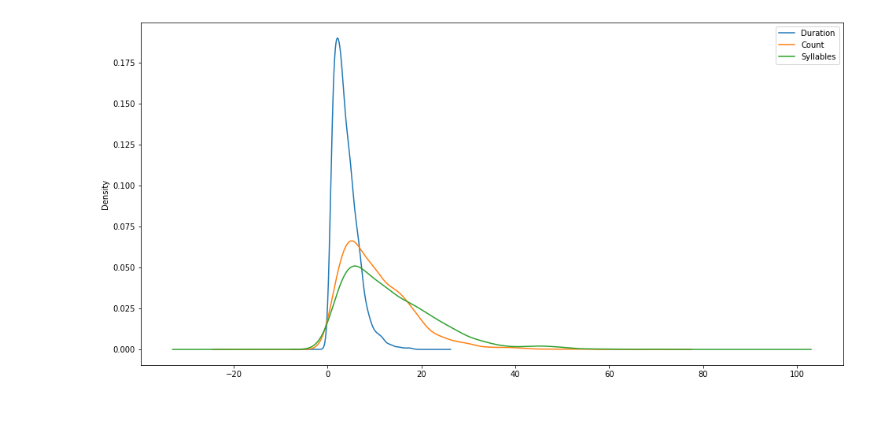
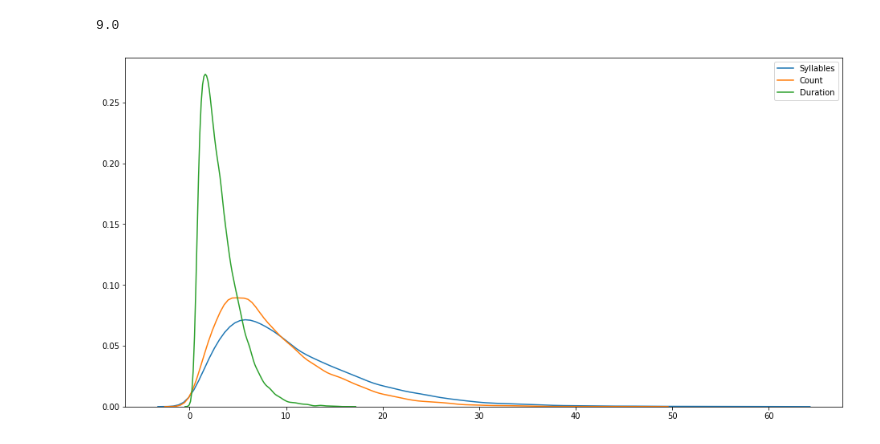
Before and after one commit to thetobysiu/witcher-3-text-processing, a Jupyter notebook: WordCounts.ipynb, the cells around one changed output. Cells and saved outputs as stored; diff of their text form; code cells hidden in the pictures; blank space fills up the shorter version.

```diff
--- a/WordCounts.ipynb
+++ b/WordCounts.ipynb
@@ -68,8 +54,14 @@ plt.show()
-# %%
-ax = df['Duration'].plot.kde(figsize=(16,8))
-ax = df['Count'].plot.kde(figsize=(16,8))
-ax = df['Syllables'].plot.kde(figsize=(16,8))
-plt.legend()
-plt.show()
-# %% [output]
-[figure, removed]
+# %%
+df['Syllables'].median()
+# %% [output]
+9.0
+# %%
+# KDE
+plt.figure(figsize=(16,8))
+sns.kdeplot(df['Syllables'])
+sns.kdeplot(df['Count'])
+sns.kdeplot(df['Duration'])
+plt.legend()
+plt.show()
+# %% [output]
+[figure, added]
```
Also changed, not shown: parts of 21 cells of this notebook, 2 other files.
